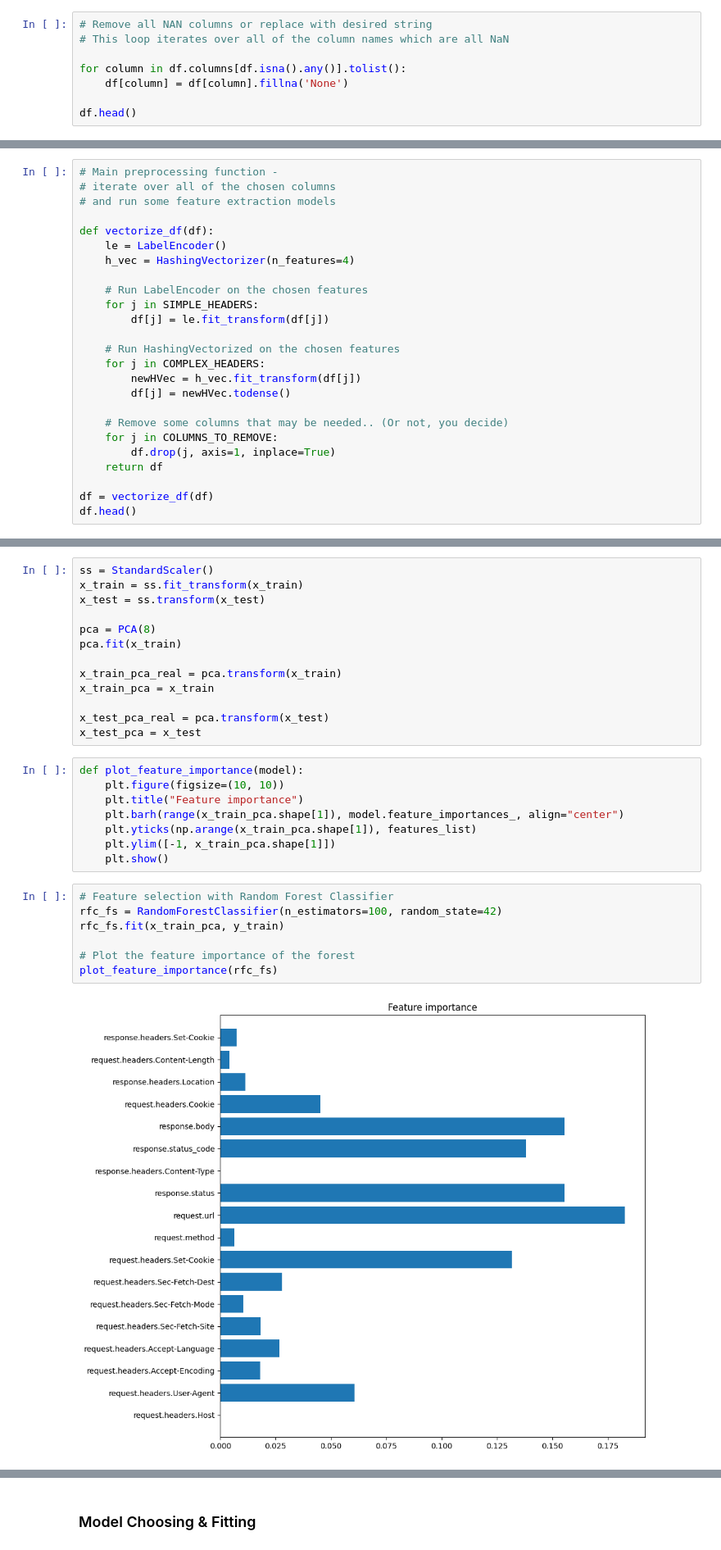
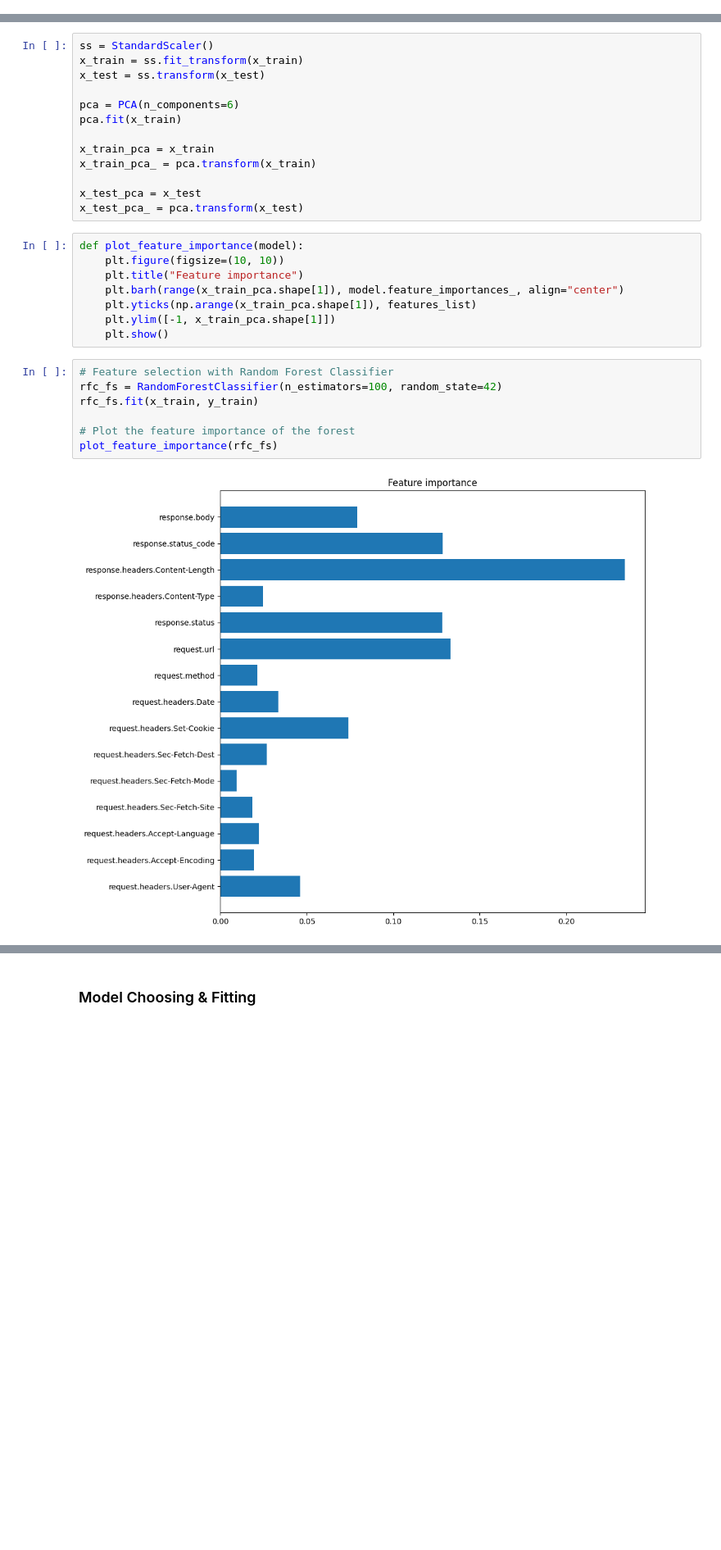
Before and after one commit to VictoKu1/API_Security_Research, a Jupyter notebook: Task1.ipynb, the cells around one changed output, grey strips where cells are left out. Shown at 82% size. Cells and saved outputs as stored; diff of their text form; blank space fills up the shorter version.

```diff
--- a/Task1.ipynb
+++ b/Task1.ipynb
@@ -166,8 +180,0 @@ Column response.headers.Set-Cookie has 3983 NaN values, which is 93.02%, and has
-# %%
-# Remove all NAN columns or replace with desired string
-# This loop iterates over all of the column names which are all NaN
-
-for column in df.columns[df.isna().any()].tolist():
-    df[column] = df[column].fillna('None')
-
-df.head()
@@ -231,25 +258,0 @@ COLUMNS_TO_REMOVE = ['request.body',
-# %%
-# Main preprocessing function -
-# iterate over all of the chosen columns
-# and run some feature extraction models
-
-def vectorize_df(df):
-    le = LabelEncoder()
-    h_vec = HashingVectorizer(n_features=4)
-
-    # Run LabelEncoder on the chosen features
-    for j in SIMPLE_HEADERS:
-        df[j] = le.fit_transform(df[j])
-
-    # Run HashingVectorized on the chosen features
-    for j in COMPLEX_HEADERS:
-        newHVec = h_vec.fit_transform(df[j])
-        df[j] = newHVec.todense()
-
-    # Remove some columns that may be needed.. (Or not, you decide)
-    for j in COLUMNS_TO_REMOVE:
-        df.drop(j, axis=1, inplace=True)
-    return df
-
-df = vectorize_df(df)
-df.head()
@@ -373,14 +344,14 @@ ss = StandardScaler()
 x_train = ss.fit_transform(x_train)
 x_test = ss.transform(x_test)
 
-pca = PCA(8)
+pca = PCA(n_components=6)
 pca.fit(x_train)
 
-x_train_pca_real = pca.transform(x_train)
 x_train_pca = x_train
+x_train_pca_ = pca.transform(x_train)
 
-x_test_pca_real = pca.transform(x_test)
 x_test_pca = x_test
+x_test_pca_ = pca.transform(x_test)
 # %%
 def plot_feature_importance(model):
     plt.figure(figsize=(10, 10))
@@ -392,12 +363,12 @@ def plot_feature_importance(model):
 # %%
 # Feature selection with Random Forest Classifier
 rfc_fs = RandomForestClassifier(n_estimators=100, random_state=42)
-rfc_fs.fit(x_train_pca, y_train)
+rfc_fs.fit(x_train, y_train)
 
 # Plot the feature importance of the forest
 plot_feature_importance(rfc_fs)
 # %% [output]
-[figure, old version]
+[figure, new version]
 # %%
 # Feature selection with AdaBoost Classifier
 abc_fs = AdaBoostClassifier(n_estimators=100, random_state=42)
```
Also changed, not shown: parts of 39 cells of this notebook, 1 other file.
